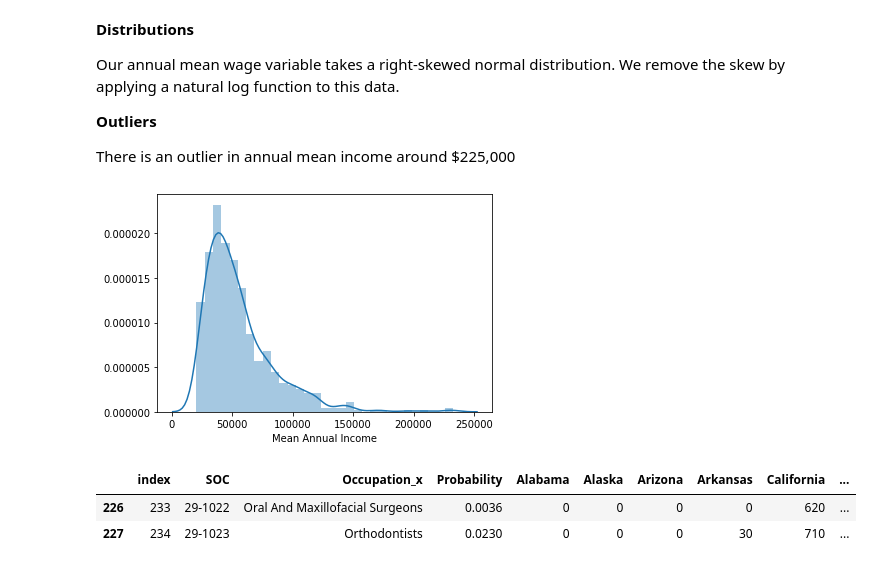
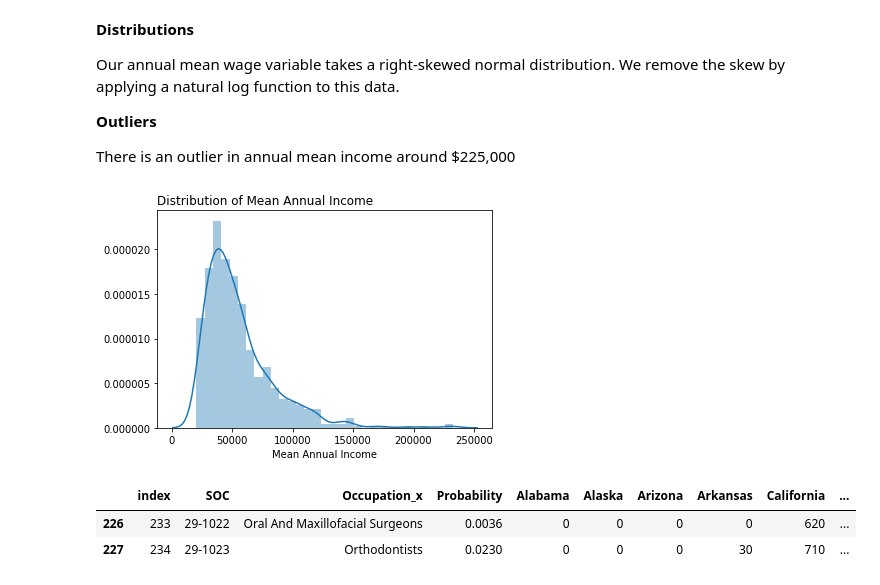
Before and after one commit to COGS108/group11_sp20, a Jupyter notebook: FinalProject_group11.ipynb, the cells around one changed output. Saved outputs shown, nothing was run; the diff lists cells and outputs as text; code cells hidden in the pictures.

```diff
--- a/FinalProject_group11.ipynb
+++ b/FinalProject_group11.ipynb
@@ -459,10 +462,11 @@ There is an outlier in annual mean income around $225,000
 # %%
 # Distribution of annual mean income
 sns.distplot(df_probwages_m.A_MEAN)
 plt.xlabel('Mean Annual Income')
+plt.title('Distribution of Mean Annual Income', loc='left')
 plt.show()
 # %% [output]
-[figure, old version]
+[figure, new version]
 # %%
 # Investigate mean annual income outlier
 df_probwages_m[df_probwages_m.A_MEAN > 225000]
```
Also changed, not shown: parts of 5 cells of this notebook.
